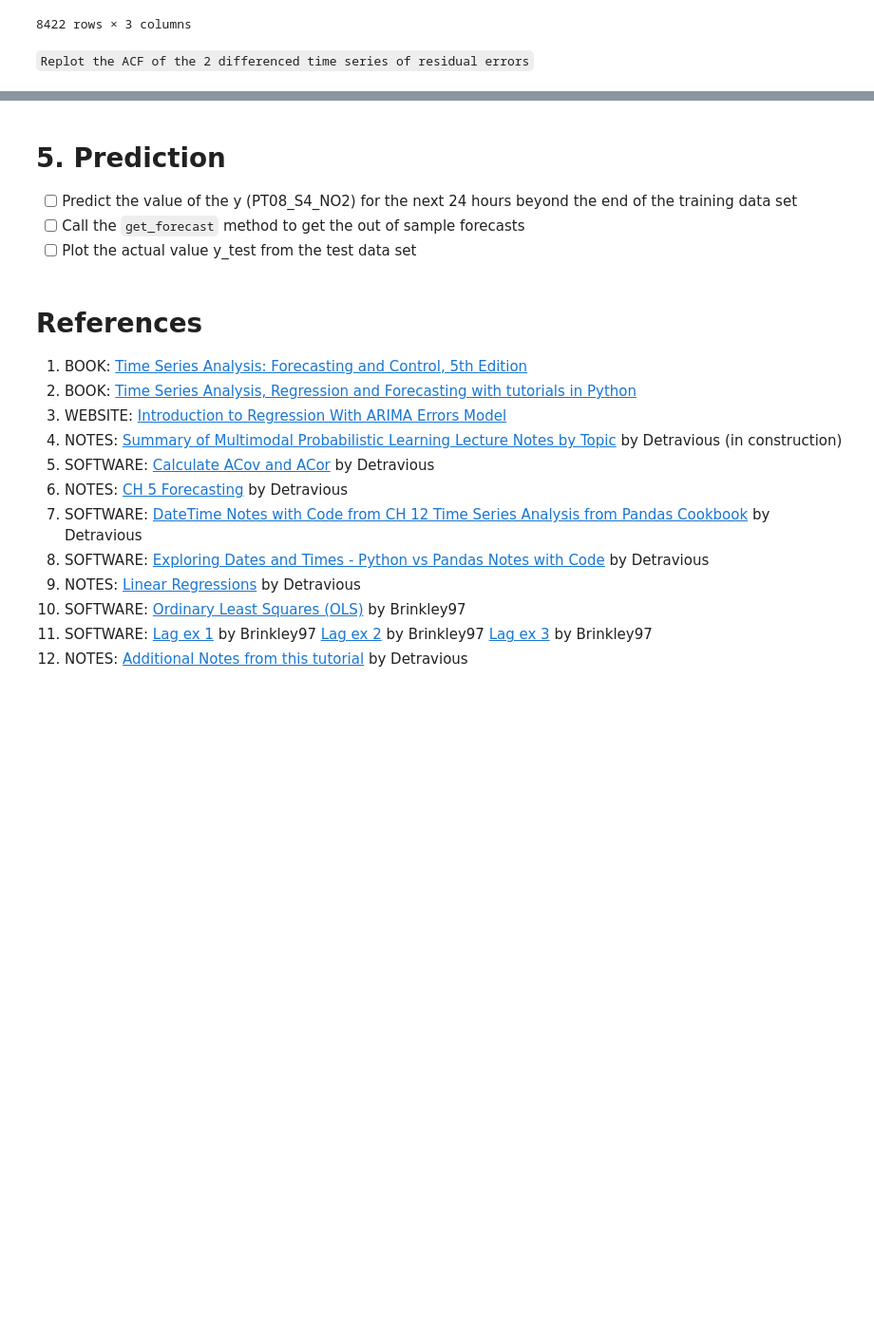
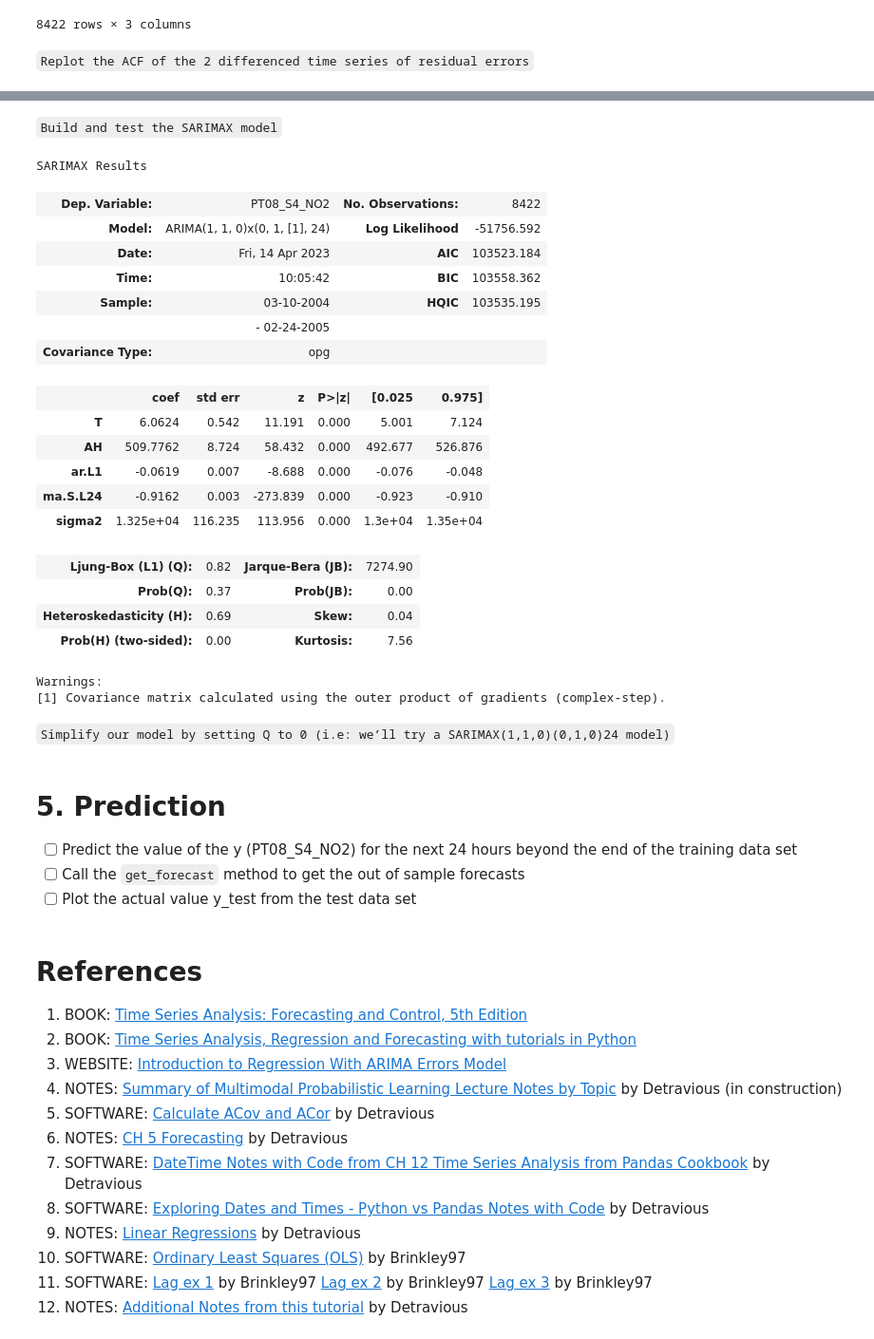
Before and after one commit to Brinkley97/book-forecasting_and_control, a Jupyter notebook: part_1/4-linear_nonstationary_models/regressionWithSeasonalARIMA.ipynb, the cells around one changed output, grey strips where cells are left out. Shown at 95% size. Saved outputs shown, nothing was run; the diff lists cells and outputs as text; code cells hidden in the pictures; blank space fills up the shorter version.

```diff
--- a/part_1/4-linear_nonstationary_models/regressionWithSeasonalARIMA.ipynb
+++ b/part_1/4-linear_nonstationary_models/regressionWithSeasonalARIMA.ipynb
@@ -459,0 +473,3 @@ plt.show()
+# %%
+X_train_minus_intercept = X_train.drop('Intercept', axis=1)
+X_train_minus_intercept
@@ -459,0 +491,3 @@ plt.show()
+# %%
+X_train_minus_intercept = X_train_minus_intercept.asfreq('H')
+X_train_minus_intercept
@@ -459,0 +509,3 @@ plt.show()
+# %%
+y_train = y_train.asfreq('H')
+y_train
@@ -460,3 +527,32 @@ plt.show()
+# %% [markdown]
+`Build and test the SARIMAX model`
+# %%
+sarimax_model = ARIMA(endog=y_train, exog=X_train_minus_intercept,order=(1,1,0), seasonal_order=(0,1,1,24))
+sarimax_results = sarimax_model.fit()
+sarimax_results.summary()
+# %% [output]
+SARIMAX Results
+| Dep. Variable: | PT08_S4_NO2 | No. Observations: | 8422 |
+| Model: | ARIMA(1, 1, 0)x(0, 1, [1], 24) | Log Likelihood | -51756.592 |
+| Date: | Fri, 14 Apr 2023 | AIC | 103523.184 |
+| Time: | 10:05:42 | BIC | 103558.362 |
+| Sample: | 03-10-2004 | HQIC | 103535.195 |
+|  | - 02-24-2005 |  |  |
+| Covariance Type: | opg |  |  |
+|  | coef | std err | z | P>|z| | [0.025 | 0.975] |
+| T | 6.0624 | 0.542 | 11.191 | 0.000 | 5.001 | 7.124 |
+| AH | 509.7762 | 8.724 | 58.432 | 0.000 | 492.677 | 526.876 |
+| ar.L1 | -0.0619 | 0.007 | -8.688 | 0.000 | -0.076 | -0.048 |
+| ma.S.L24 | -0.9162 | 0.003 | -273.839 | 0.000 | -0.923 | -0.910 |
+| sigma2 | 1.325e+04 | 116.235 | 113.956 | 0.000 | 1.3e+04 | 1.35e+04 |
+| Ljung-Box (L1) (Q): | 0.82 | Jarque-Bera (JB): | 7274.90 |
+| Prob(Q): | 0.37 | Prob(JB): | 0.00 |
+| Heteroskedasticity (H): | 0.69 | Skew: | 0.04 |
+| Prob(H) (two-sided): | 0.00 | Kurtosis: | 7.56 |
+Warnings:
+[1] Covariance matrix calculated using the outer product of gradients (complex-step).
+# %% [markdown]
+`Simplify our model by setting Q to 0 (i.e: we’ll try a SARIMAX(1,1,0)(0,1,0)24 model)`
 # %% [markdown]
 # 5. Prediction
 - [ ] Predict the value of the y (PT08_S4_NO2) for the next 24 hours beyond the end of the training data set
```
Also changed, not shown: parts of 15 cells of this notebook.
